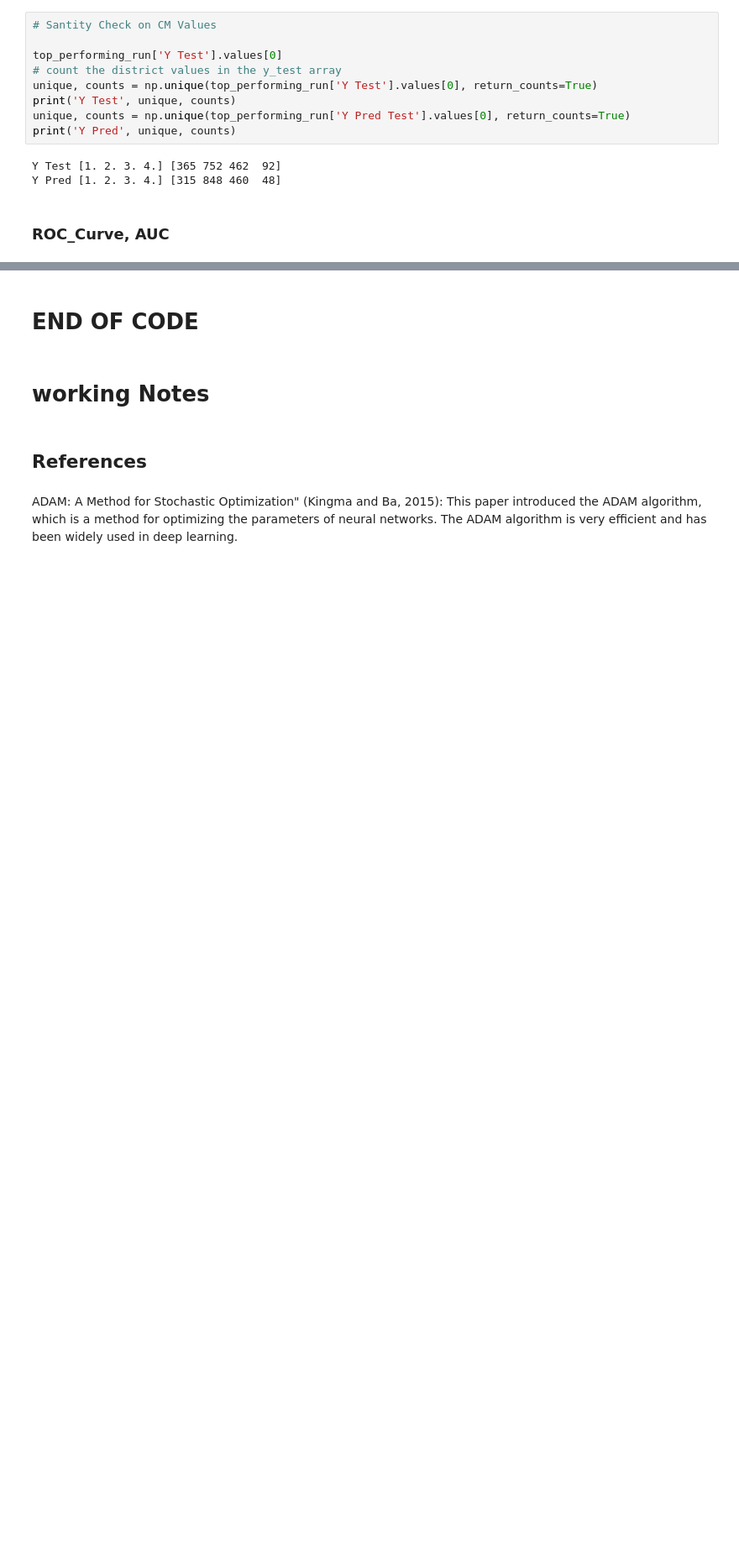
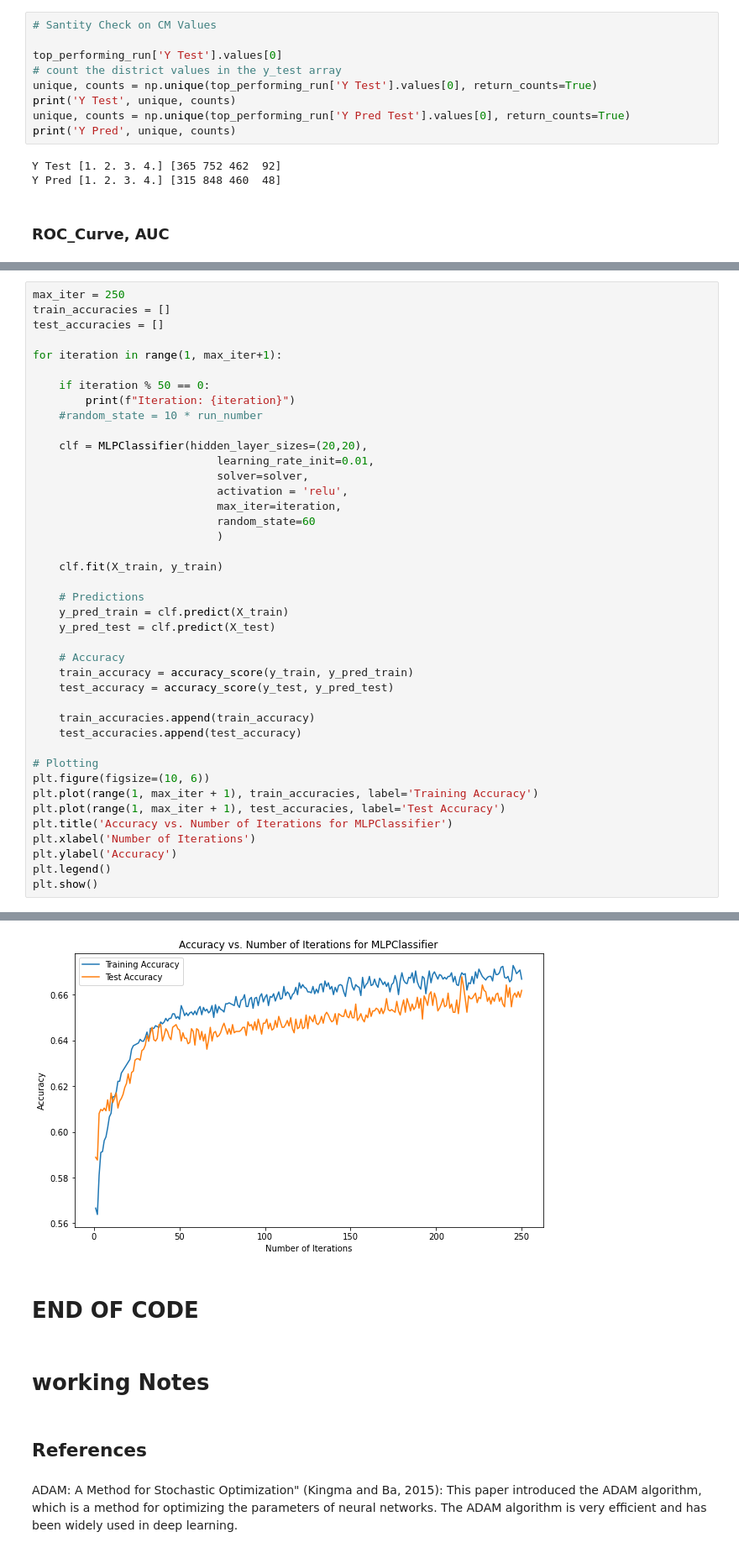
Before and after one commit to raymcg/ZZSC5846, a Jupyter notebook: Assessment3/assessment3_draft.ipynb, the cells around one changed output, grey strips where cells are left out. Shown at 84% size. Saved outputs shown, nothing was run; the diff lists cells and outputs as text; blank space fills up the shorter version.

```diff
--- a/Assessment3/assessment3_draft.ipynb
+++ b/Assessment3/assessment3_draft.ipynb
@@ -1419,0 +1425,42 @@ plt.show()
+# %%
+max_iter = 250
+train_accuracies = []
+test_accuracies = []
+
+for iteration in range(1, max_iter+1):
+
+    if iteration % 50 == 0:
+        print(f"Iteration: {iteration}")
+    #random_state = 10 * run_number
+
+    clf = MLPClassifier(hidden_layer_sizes=(20,20),
+                            learning_rate_init=0.01,
+                            solver=solver,
+                            activation = 'relu',
+                            max_iter=iteration,
+                            random_state=60
+                            )
+
+    clf.fit(X_train, y_train)
+
+    # Predictions
+    y_pred_train = clf.predict(X_train)
+    y_pred_test = clf.predict(X_test)
+
+    # Accuracy
+    train_accuracy = accuracy_score(y_train, y_pred_train)
+    test_accuracy = accuracy_score(y_test, y_pred_test)
+
+    train_accuracies.append(train_accuracy)
+    test_accuracies.append(test_accuracy)
+
+# Plotting
+plt.figure(figsize=(10, 6))
+plt.plot(range(1, max_iter + 1), train_accuracies, label='Training Accuracy')
+plt.plot(range(1, max_iter + 1), test_accuracies, label='Test Accuracy')
+plt.title('Accuracy vs. Number of Iterations for MLPClassifier')
+plt.xlabel('Number of Iterations')
+plt.ylabel('Accuracy')
+plt.legend()
+plt.show()
+# %% [output]
@@ -1420,3 +1472,4 @@ plt.show()
+[figure, added]
 # %% [markdown]
 # END OF CODE
 # %% [markdown]
```
Also changed, not shown: parts of 9 cells of this notebook.
